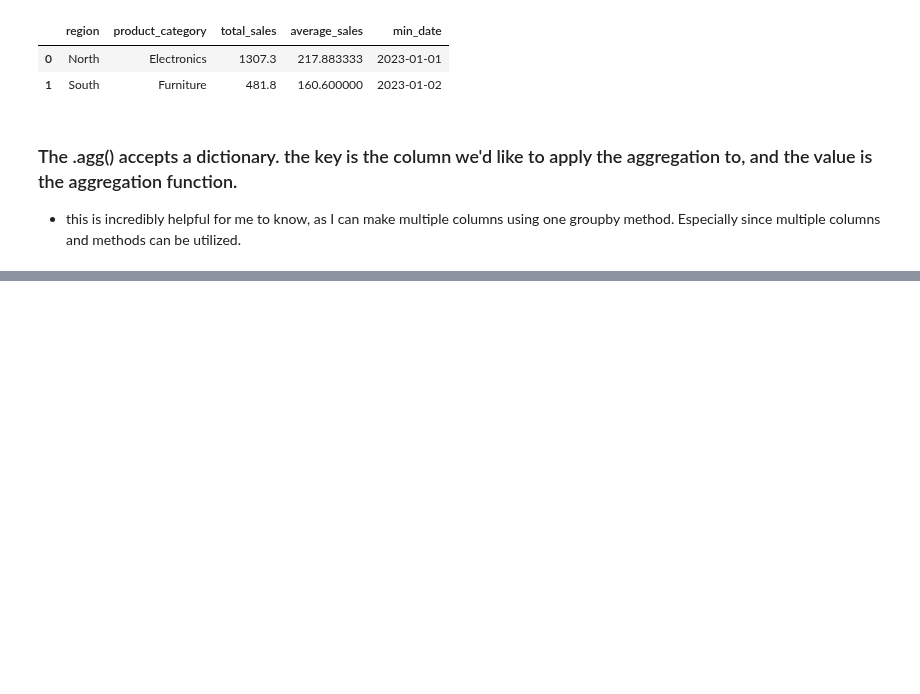
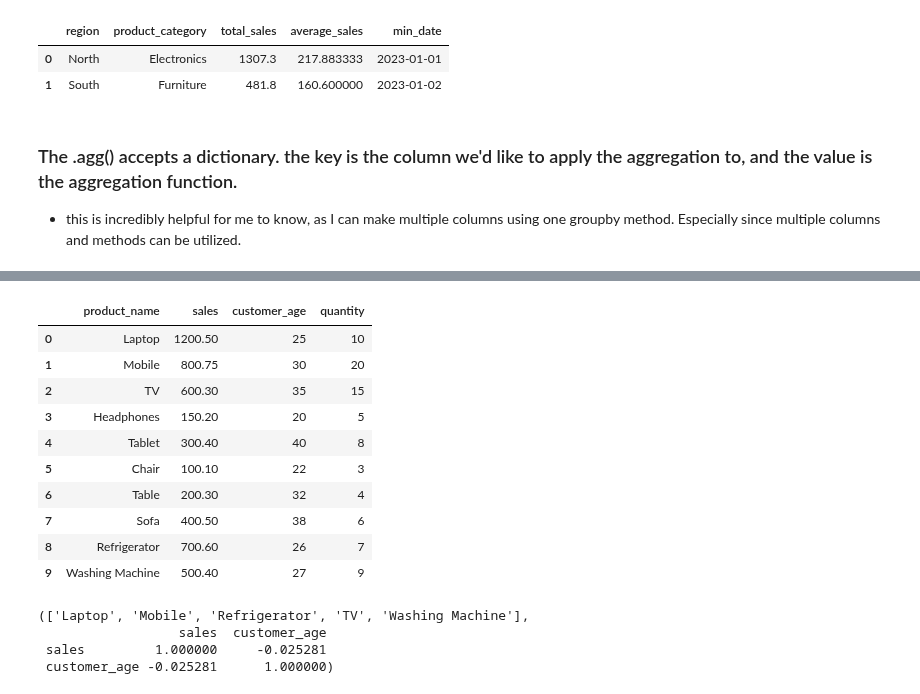
Before and after one commit to danmarino1/data_science_practice, a Jupyter notebook: aug_2023_questions.ipynb, the cells around one changed output, grey strips where cells are left out. Saved outputs shown, nothing was run; the diff lists cells and outputs as text; code cells hidden in the pictures; blank space fills up the shorter version.

```diff
--- a/aug_2023_questions.ipynb
+++ b/aug_2023_questions.ipynb
@@ -1253,0 +1277,25 @@ trends
+# %%
+import pandas as pd
+import numpy as np
+
+data = pd.DataFrame(
+{
+  "product_name": ["Laptop", "Mobile", "TV", "Headphones", "Tablet", "Chair", "Table", "Sofa", "Refrigerator", "Washing Machine"],
+  "sales": [1200.50, 800.75, 600.30, 150.20, 300.40, 100.10, 200.30, 400.50, 700.60, 500.40],
+  "customer_age": [25, 30, 35, 20, 40, 22, 32, 38, 26, 27],
+  "quantity": [10, 20, 15, 5, 8, 3, 4, 6, 7, 9]
+})
+# %%
+data
+# %% [output]
+|  | product_name | sales | customer_age | quantity |
+| 0 | Laptop | 1200.50 | 25 | 10 |
+| 1 | Mobile | 800.75 | 30 | 20 |
+| 2 | TV | 600.30 | 35 | 15 |
+| 3 | Headphones | 150.20 | 20 | 5 |
+| 4 | Tablet | 300.40 | 40 | 8 |
+| 5 | Chair | 100.10 | 22 | 3 |
+| 6 | Table | 200.30 | 32 | 4 |
+| 7 | Sofa | 400.50 | 38 | 6 |
+| 8 | Refrigerator | 700.60 | 26 | 7 |
+| 9 | Washing Machine | 500.40 | 27 | 9 |
@@ -1253,0 +1311,7 @@ trends
+# %%
+top_products_analysis(data)
+# %% [output]
+(['Laptop', 'Mobile', 'Refrigerator', 'TV', 'Washing Machine'],
+                  sales  customer_age
+ sales         1.000000     -0.025281
+ customer_age -0.025281      1.000000)
```
Also changed, not shown: parts of 2 cells of this notebook.
